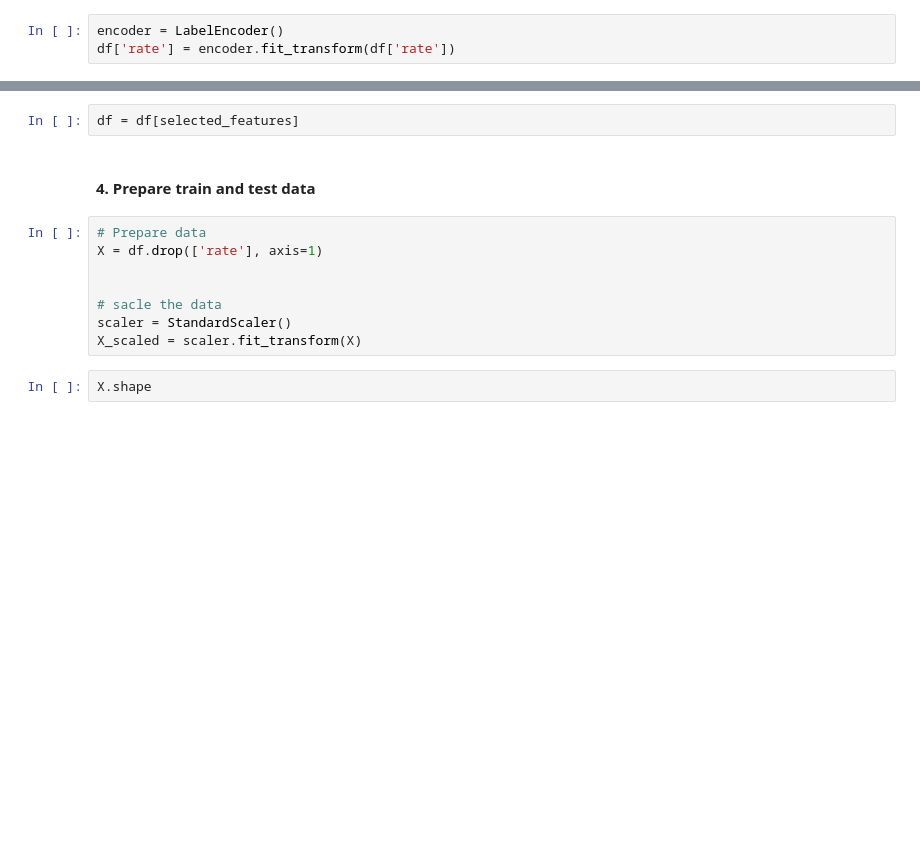
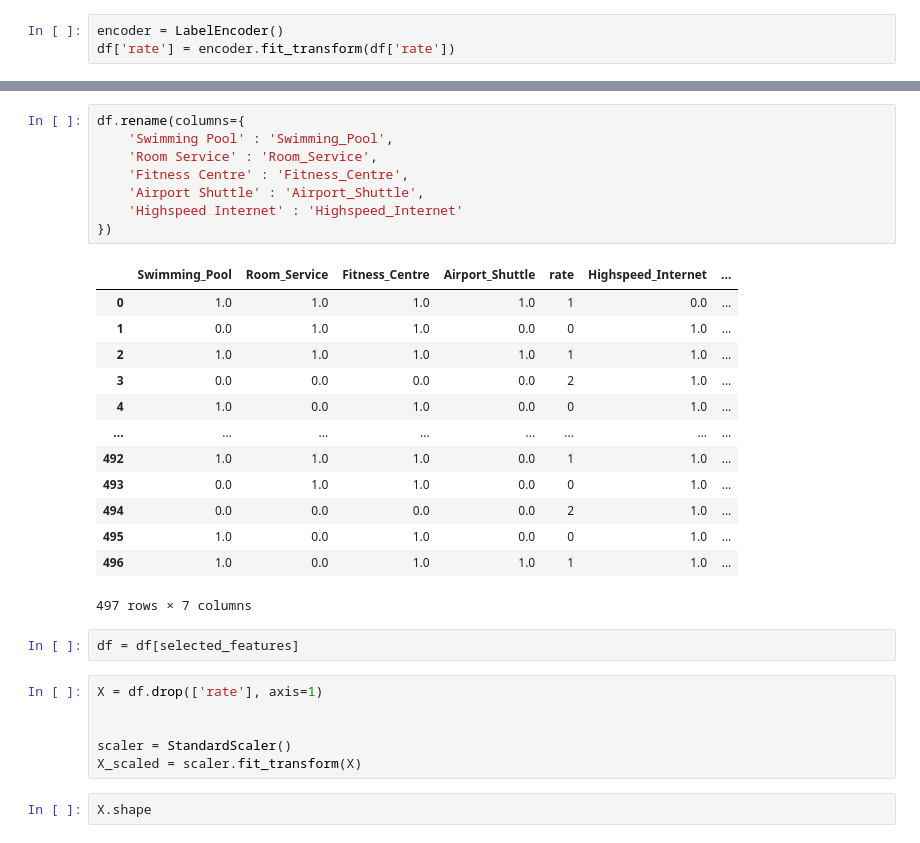
Before and after one commit to SamerGharbi21/labtop, a Jupyter notebook: ML - K-Means-all-features.ipynb, the cells around one changed output, grey strips where cells are left out. Drawn from its saved outputs; the diff is of its cells as text; blank space fills up the shorter version.

```diff
--- a/ML - K-Means-all-features.ipynb
+++ b/ML - K-Means-all-features.ipynb
@@ -183,13 +151,31 @@ Index(['Swimming Pool', 'Room Service', 'Fitness Centre', 'Airport Shuttle',
+# %%
+df.rename(columns={
+    'Swimming Pool' : 'Swimming_Pool',
+    'Room Service' : 'Room_Service',
+    'Fitness Centre' : 'Fitness_Centre',
+    'Airport Shuttle' : 'Airport_Shuttle',
+    'Highspeed Internet' : 'Highspeed_Internet'
+})
+# %% [output]
+|  | Swimming_Pool | Room_Service | Fitness_Centre | Airport_Shuttle | rate | Highspeed_Internet | ... |
+| 0 | 1.0 | 1.0 | 1.0 | 1.0 | 1 | 0.0 | ... |
+| 1 | 0.0 | 1.0 | 1.0 | 0.0 | 0 | 1.0 | ... |
+| 2 | 1.0 | 1.0 | 1.0 | 1.0 | 1 | 1.0 | ... |
+| 3 | 0.0 | 0.0 | 0.0 | 0.0 | 2 | 1.0 | ... |
+| 4 | 1.0 | 0.0 | 1.0 | 0.0 | 0 | 1.0 | ... |
+| ... | ... | ... | ... | ... | ... | ... | ... |
+| 492 | 1.0 | 1.0 | 1.0 | 0.0 | 1 | 1.0 | ... |
+| 493 | 0.0 | 1.0 | 1.0 | 0.0 | 0 | 1.0 | ... |
+| 494 | 0.0 | 0.0 | 0.0 | 0.0 | 2 | 1.0 | ... |
+| 495 | 1.0 | 0.0 | 1.0 | 0.0 | 0 | 1.0 | ... |
+| 496 | 1.0 | 0.0 | 1.0 | 1.0 | 1 | 1.0 | ... |
+497 rows × 7 columns
 # %%
 df = df[selected_features]
-# %% [markdown]
-#### 4. Prepare train and test data
 # %%
-# Prepare data
 X = df.drop(['rate'], axis=1)
 
 
-# sacle the data
 scaler = StandardScaler()
 X_scaled = scaler.fit_transform(X)
 # %%
```
Also changed, not shown: parts of 27 cells of this notebook, 5 other files.
